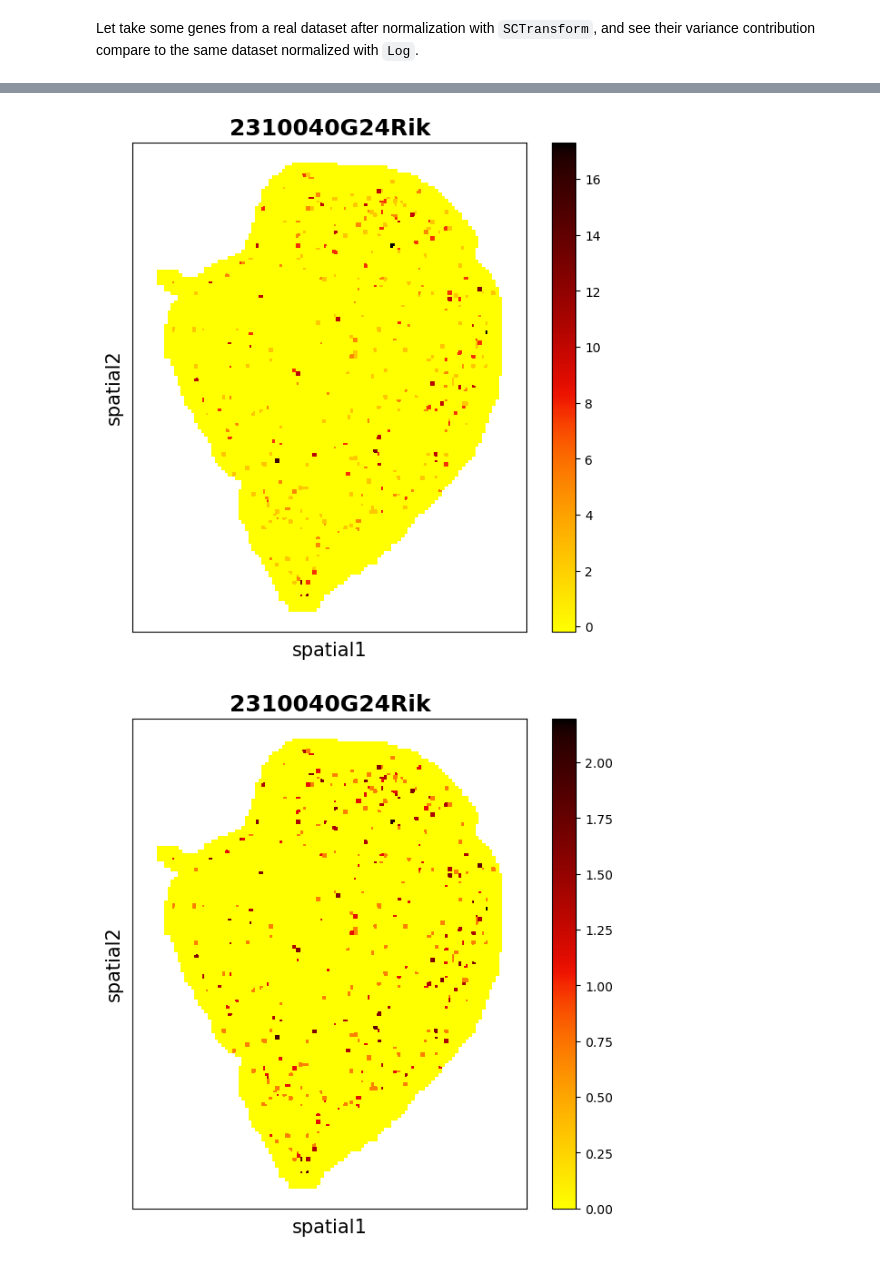
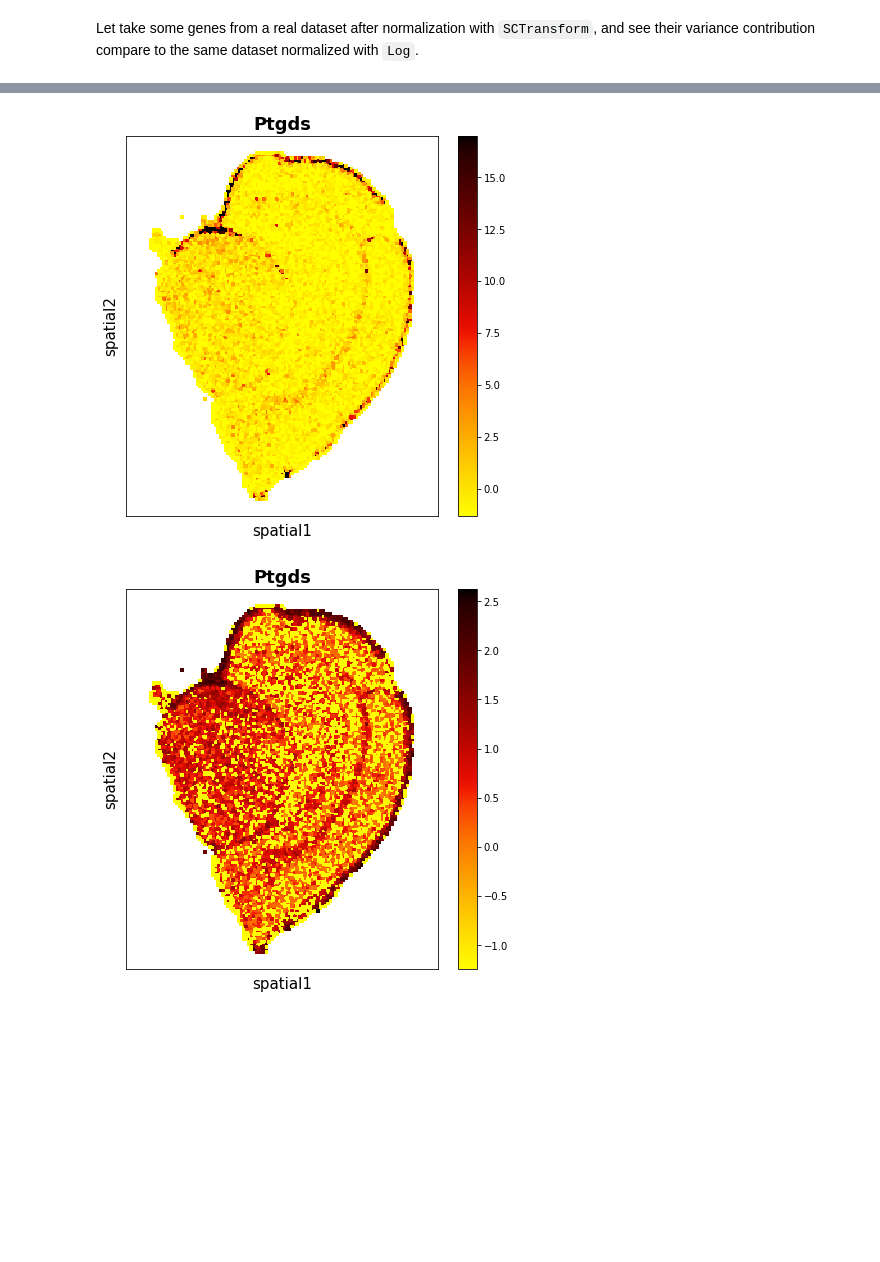
Before and after one commit to STOmics/Stereopy, a Jupyter notebook: docs/source/Tutorials/sctransform.ipynb, the cells around one changed output, grey strips where cells are left out. Drawn from its saved outputs; the diff is of its cells as text; code cells hidden in the pictures; blank space fills up the shorter version.

```diff
--- a/docs/source/Tutorials/sctransform.ipynb
+++ b/docs/source/Tutorials/sctransform.ipynb
@@ -108,12 +101,11 @@ More contribution from lowly expressed genes, might help us to focus on tiny dif
 For further exploration, let's try clustering method apply to these result.
 # %%
 import sys
-sys.path.insert(0, "/mnt/d/projects/stereopy_dev/stereopy/")
 
 import stereo as st
 import time
 
-data_sct = st.io.read_gef('/mnt/d/projects/stereopy_dev/demo_data/SS200000135TL_D1/SS200000135TL_D1.gef')
+data_sct = st.io.read_gef('./SS200000135TL_D1.tissue.gef')
 data_sct.tl.cal_qc()
 data_sct.tl.sctransform(res_key='sctransform', inplace=True, filter_hvgs=True)
 data_sct.tl.pca(use_highly_genes=False, hvg_res_key='highly_variable_genes', n_pcs=20, res_key='pca', svd_solver='arpack')
@@ -158,15 +147,16 @@ data_sct.tl.leiden(neighbors_res_key='neighbors', res_key='leiden')
 sct_high_genes = data_sct.tl.result['sctransform'][1]['top_features']
 # %%
 import sys
-sys.path.insert(0, "/mnt/d/projects/stereopy_dev/stereopy/")
 
 import stereo as st
 import time
 
-data = st.io.read_gef('/mnt/d/projects/stereopy_dev/demo_data/SS200000135TL_D1/SS200000135TL_D1.gef')
+data = st.io.read_gef('./SS200000135TL_D1.tissue.gef')
 data.tl.filter_genes(gene_list=sct_high_genes.tolist())
 data.tl.cal_qc()
+data.tl.normalize_total()
 data.tl.log1p()
+data.tl.scale()
 data.tl.pca(use_highly_genes=False, hvg_res_key='highly_variable_genes', n_pcs=20, res_key='pca', svd_solver='arpack')
 data.tl.neighbors(pca_res_key='pca', n_pcs=30, res_key='neighbors', n_jobs=8)
 data.tl.umap(pca_res_key='pca', neighbors_res_key='neighbors', res_key='umap', init_pos='spectral', spread=2.0)
@@ -229,6 +223,6 @@ data.plt.umap(res_key='umap', gene_names=['Ptgdr'])
 # %%
-data_sct.plt.spatial_scatter_by_gene(gene_name='2310040G24Rik')
-data.plt.spatial_scatter_by_gene(gene_name='2310040G24Rik')
+data_sct.plt.spatial_scatter_by_gene(gene_name='Ptgds')
+data.plt.spatial_scatter_by_gene(gene_name='Ptgds')
 # %% [output]
-[figure, old version]
+[figure, new version]
-[figure, old version]
+[figure, new version]
```
Also changed, not shown: parts of 14 cells of this notebook, 6 other files.
